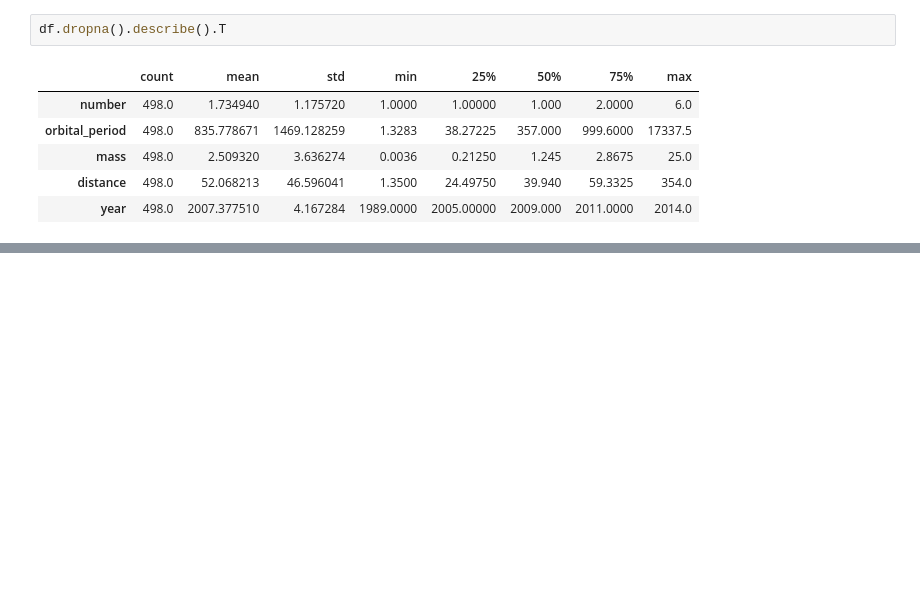
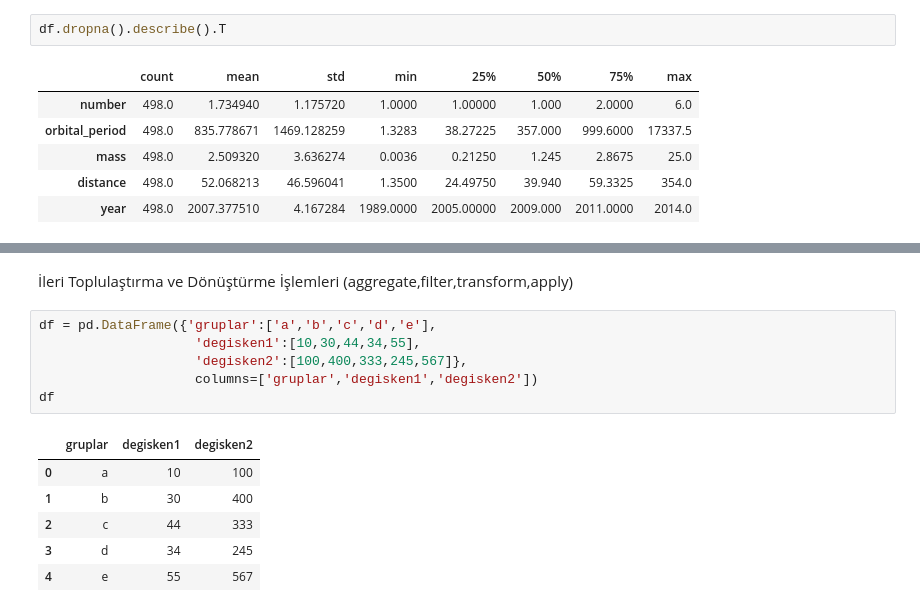
Before and after one commit to ufuksh/ufuksh, a Jupyter notebook: Data Science/Pandas.ipynb, the cells around one changed output, grey strips where cells are left out. Cells and saved outputs as stored; diff of their text form; blank space fills up the shorter version.

```diff
--- a/Data Science/Pandas.ipynb
+++ b/Data Science/Pandas.ipynb
@@ -383,0 +430,15 @@ df.dropna().describe().T
+# %% [markdown]
+İleri Toplulaştırma ve Dönüştürme İşlemleri (aggregate,filter,transform,apply)
+# %%
+df = pd.DataFrame({'gruplar':['a','b','c','d','e'],
+                    'degisken1':[10,30,44,34,55],
+                    'degisken2':[100,400,333,245,567]},
+                    columns=['gruplar','degisken1','degisken2'])
+df
+# %% [output]
+|  | gruplar | degisken1 | degisken2 |
+| 0 | a | 10 | 100 |
+| 1 | b | 30 | 400 |
+| 2 | c | 44 | 333 |
+| 3 | d | 34 | 245 |
+| 4 | e | 55 | 567 |
```
Also changed, not shown: parts of 6 cells of this notebook.
